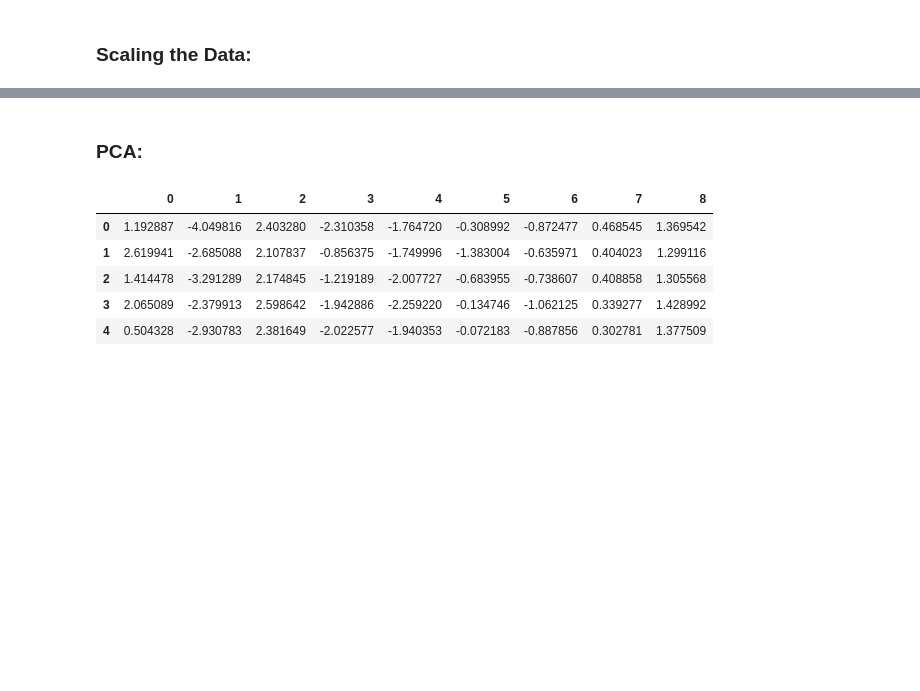
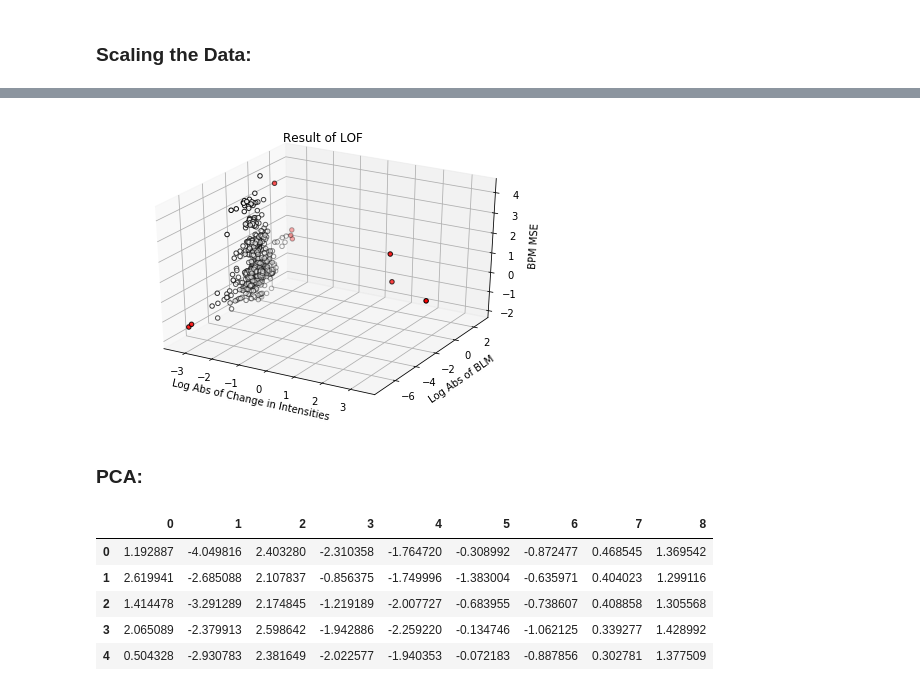
Before and after one commit to mfer0010/BscThesis, a Jupyter notebook: Jupyter Notebook Code/15_PCA and Beyond.ipynb, the cells around one changed output, grey strips where cells are left out. Cells and saved outputs as stored; diff of their text form; code cells hidden in the pictures; blank space fills up the shorter version.

```diff
--- a/Jupyter Notebook Code/15_PCA and Beyond.ipynb
+++ b/Jupyter Notebook Code/15_PCA and Beyond.ipynb
@@ -41,0 +91,4 @@ x = StandardScaler().fit_transform(x)
+# %%
+df = pd.DataFrame(data ={'Log Abs of Change in Intensities':np.log(np.abs(x['normLHC-SPS'])),
+                         'Log Abs of BLM':np.log(np.abs(x['normBLM'])),'BPM MSE':x['BPM MSE']} )
+df.head()
@@ -42,3 +102,26 @@ x = StandardScaler().fit_transform(x)
+# %%
+lof = LocalOutlierFactor(n_neighbors=20,contamination=0.01, n_jobs=-1).fit_predict(df)
+# %%
+df['Predicted Value'] = lof
+is_anomaly = df['Predicted Value']==-1
+Anomalies = df[is_anomaly]
+
+not_anomaly = df['Predicted Value']!=-1
+Inliers = df[not_anomaly]
+# %%
+fig = plt.figure()
+ax = Axes3D(fig)
+ax.scatter(Anomalies['Log Abs of Change in Intensities'],Anomalies['Log Abs of BLM'],Anomalies['BPM MSE'],c='red',
+                edgecolor='k', s=20)
+ax.scatter(Inliers['Log Abs of Change in Intensities'],Inliers['Log Abs of BLM'],Inliers['BPM MSE'],c='white',
+                edgecolor='k', s=20)
+ax.set_xlabel('Log Abs of Change in Intensities')
+ax.set_ylabel('Log Abs of BLM')
+ax.set_zlabel('BPM MSE')
+ax.set_title('Result of LOF')
+plt.show()
+# %% [output]
+[figure, added]
 # %% [markdown]
 ### PCA:
 # %%
```
Also changed, not shown: parts of 14 cells of this notebook, 11 other files.
